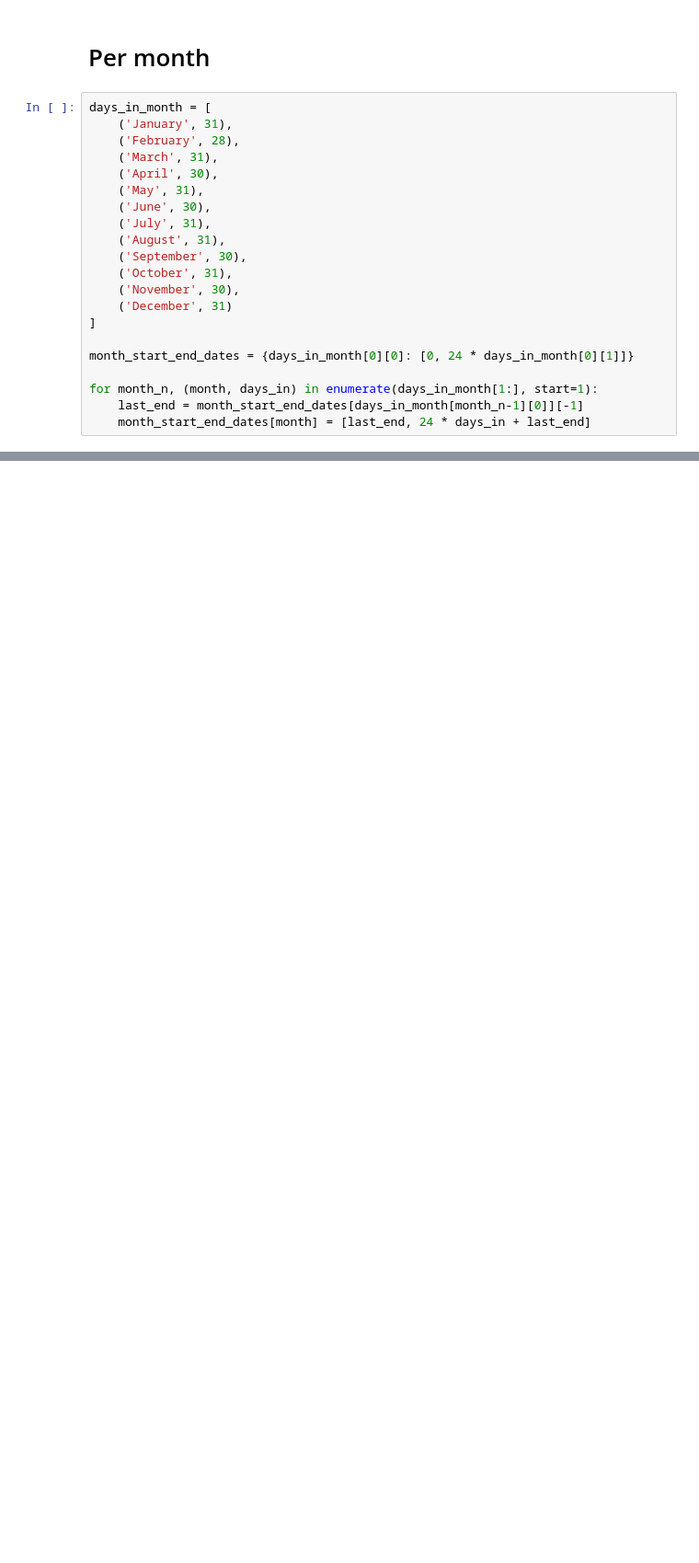
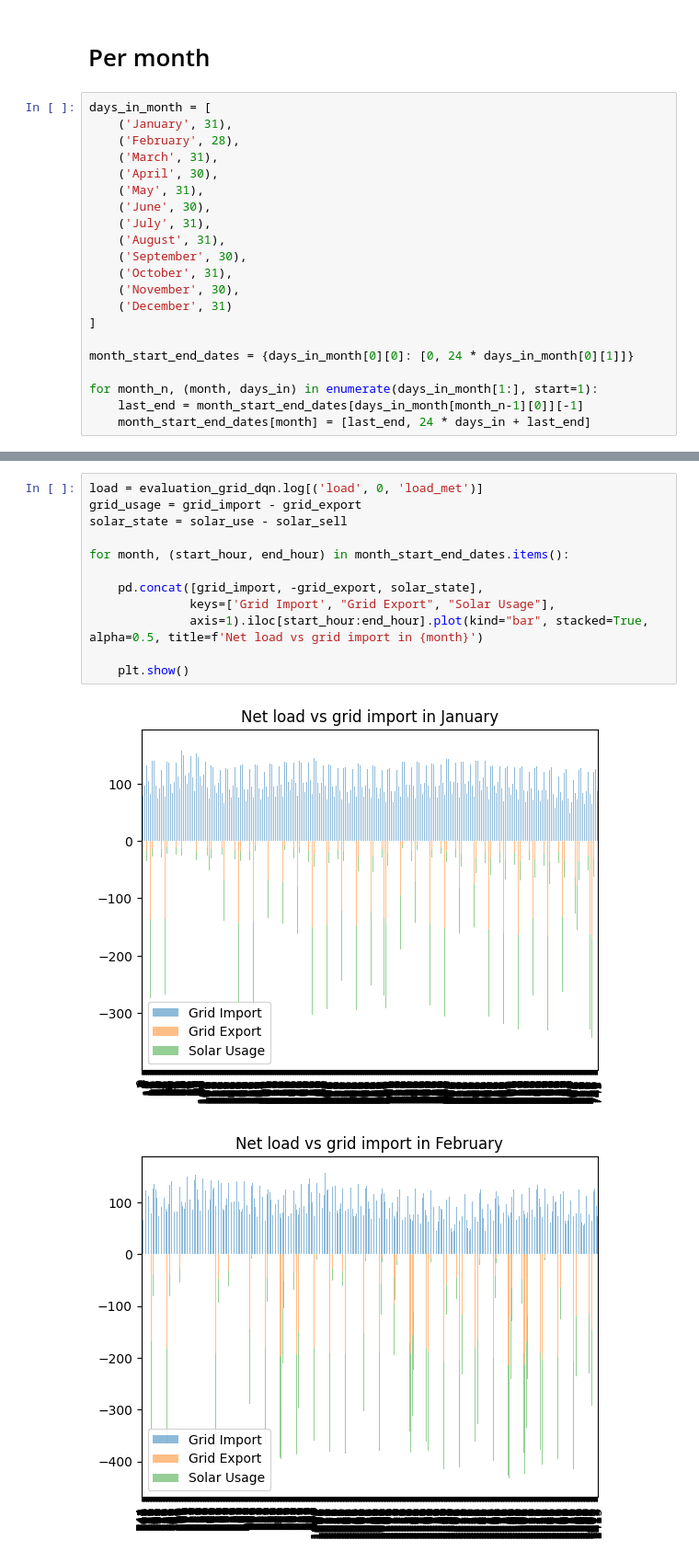
Before and after one commit to lgcharpe/the_gROKe_policy, a Jupyter notebook: jupyter_notebooks/SondreGym.ipynb, the cells around one changed output, grey strips where cells are left out. Shown at 92% size. Cells and saved outputs as stored; diff of their text form; blank space fills up the shorter version.

```diff
--- a/jupyter_notebooks/SondreGym.ipynb
+++ b/jupyter_notebooks/SondreGym.ipynb
@@ -817,0 +869,15 @@ for month, (start_hour, end_hour) in month_start_end_dates.items():
+# %%
+load = evaluation_grid_dqn.log[('load', 0, 'load_met')]
+grid_usage = grid_import - grid_export
+solar_state = solar_use - solar_sell
+
+for month, (start_hour, end_hour) in month_start_end_dates.items():
+
+    pd.concat([grid_import, -grid_export, solar_state],
+              keys=['Grid Import', "Grid Export", "Solar Usage"],
+              axis=1).iloc[start_hour:end_hour].plot(kind="bar", stacked=True, alpha=0.5, title=f'Net load vs grid import in {month}')
+
+    plt.show()
+# %% [output]
+[figure, added]
+[figure, added]
```
Also changed, not shown: parts of 15 cells of this notebook.
